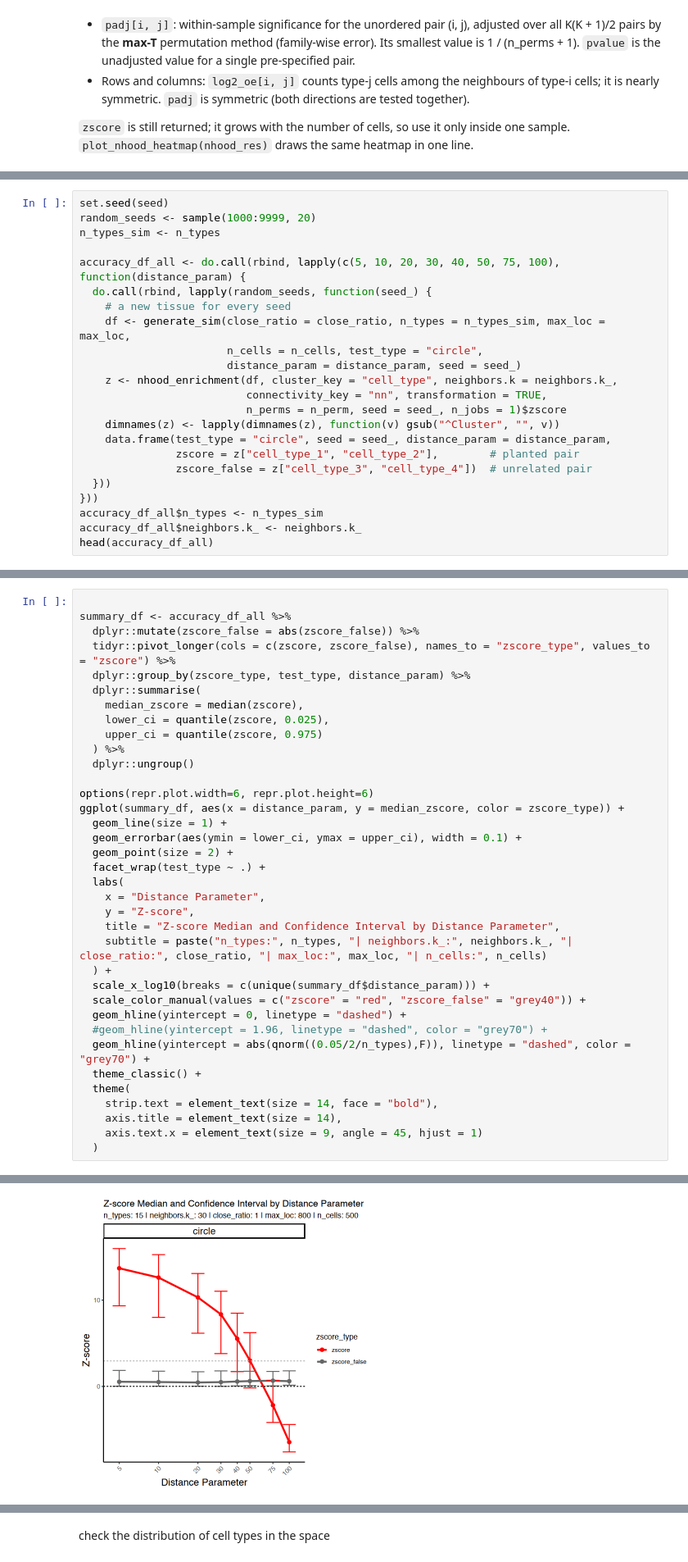
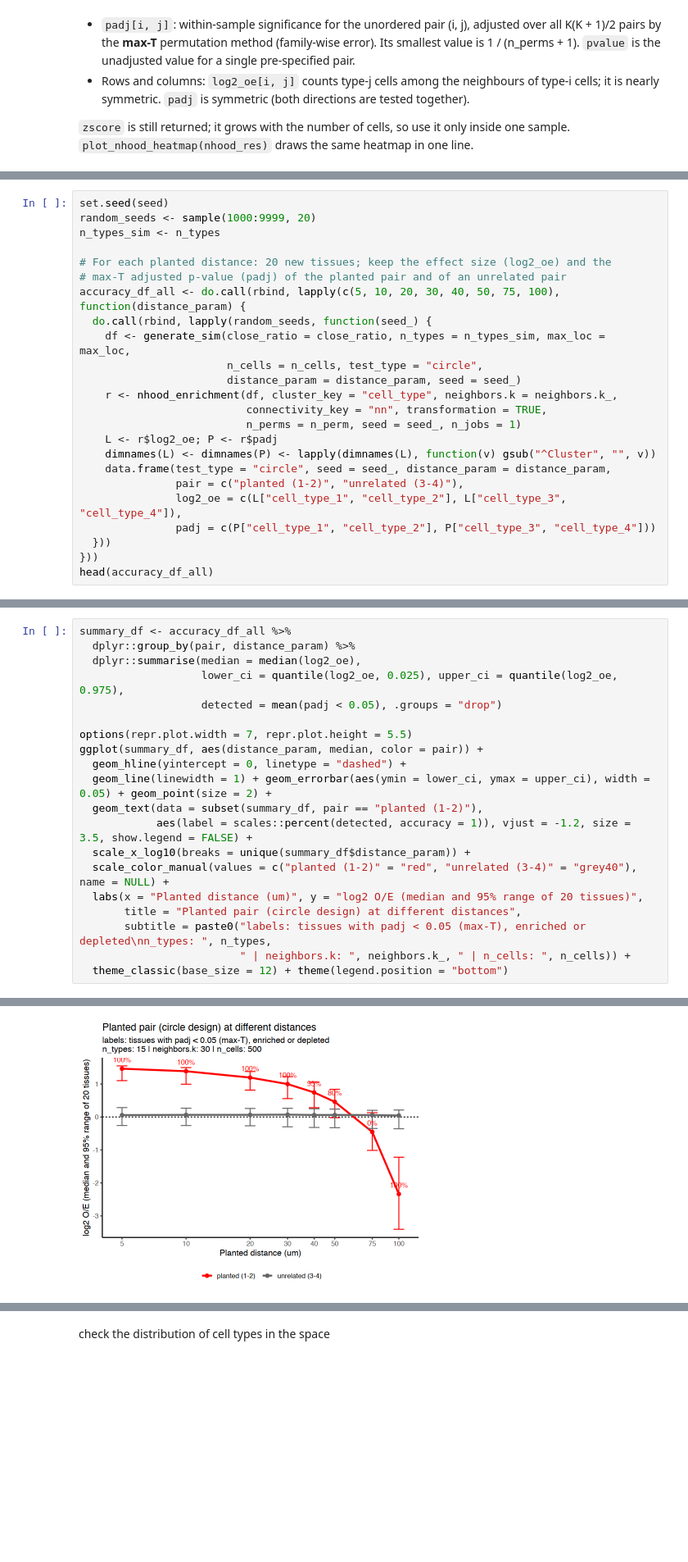
Before and after one commit to juninamo/spatialCooccur, a Jupyter notebook: vignettes/SNA_tutorial_simulation.ipynb, the cells around one changed output, grey strips where cells are left out. Shown at 82% size. Drawn from its saved outputs; the diff is of its cells as text; blank space fills up the shorter version.

```diff
--- a/vignettes/SNA_tutorial_simulation.ipynb
+++ b/vignettes/SNA_tutorial_simulation.ipynb
@@ -155,22 +155,23 @@ set.seed(seed)
 random_seeds <- sample(1000:9999, 20)
 n_types_sim <- n_types
 
+# For each planted distance: 20 new tissues; keep the effect size (log2_oe) and the
+# max-T adjusted p-value (padj) of the planted pair and of an unrelated pair
 accuracy_df_all <- do.call(rbind, lapply(c(5, 10, 20, 30, 40, 50, 75, 100), function(distance_param) {
   do.call(rbind, lapply(random_seeds, function(seed_) {
-    # a new tissue for every seed
     df <- generate_sim(close_ratio = close_ratio, n_types = n_types_sim, max_loc = max_loc,
                        n_cells = n_cells, test_type = "circle",
                        distance_param = distance_param, seed = seed_)
-    z <- nhood_enrichment(df, cluster_key = "cell_type", neighbors.k = neighbors.k_,
+    r <- nhood_enrichment(df, cluster_key = "cell_type", neighbors.k = neighbors.k_,
                           connectivity_key = "nn", transformation = TRUE,
-                          n_perms = n_perm, seed = seed_, n_jobs = 1)$zscore
-    dimnames(z) <- lapply(dimnames(z), function(v) gsub("^Cluster", "", v))
+                          n_perms = n_perm, seed = seed_, n_jobs = 1)
+    L <- r$log2_oe; P <- r$padj
+    dimnames(L) <- dimnames(P) <- lapply(dimnames(L), function(v) gsub("^Cluster", "", v))
     data.frame(test_type = "circle", seed = seed_, distance_param = distance_param,
-               zscore = z["cell_type_1", "cell_type_2"],        # planted pair
-               zscore_false = z["cell_type_3", "cell_type_4"])  # unrelated pair
+               pair = c("planted (1-2)", "unrelated (3-4)"),
+               log2_oe = c(L["cell_type_1", "cell_type_2"], L["cell_type_3", "cell_type_4"]),
+               padj = c(P["cell_type_1", "cell_type_2"], P["cell_type_3", "cell_type_4"]))
   }))
 }))
-accuracy_df_all$n_types <- n_types_sim
-accuracy_df_all$neighbors.k_ <- neighbors.k_
 head(accuracy_df_all)
 # %% [output]
@@ -186,37 +187,21 @@ A data.frame: 6 × 7
 # %%
+summary_df <- accuracy_df_all %>%
+  dplyr::group_by(pair, distance_param) %>%
+  dplyr::summarise(median = median(log2_oe),
+                   lower_ci = quantile(log2_oe, 0.025), upper_ci = quantile(log2_oe, 0.975),
+                   detected = mean(padj < 0.05), .groups = "drop")
 
-summary_df <- accuracy_df_all %>%
-  dplyr::mutate(zscore_false = abs(zscore_false)) %>%
-  tidyr::pivot_longer(cols = c(zscore, zscore_false), names_to = "zscore_type", values_to = "zscore") %>%
-  dplyr::group_by(zscore_type, test_type, distance_param) %>%
-  dplyr::summarise(
-    median_zscore = median(zscore),
-    lower_ci = quantile(zscore, 0.025),
-    upper_ci = quantile(zscore, 0.975)
-  ) %>%
-  dplyr::ungroup()
-
-options(repr.plot.width=6, repr.plot.height=6)
-ggplot(summary_df, aes(x = distance_param, y = median_zscore, color = zscore_type)) +
-  geom_line(size = 1) +
-  geom_errorbar(aes(ymin = lower_ci, ymax = upper_ci), width = 0.1) +
-  geom_point(size = 2) +
-  facet_wrap(test_type ~ .) +
-  labs(
-    x = "Distance Parameter",
-    y = "Z-score",
-    title = "Z-score Median and Confidence Interval by Distance Parameter",
-    subtitle = paste("n_types:", n_types, "| neighbors.k_:", neighbors.k_, "| close_ratio:", close_ratio, "| max_loc:", max_loc, "| n_cells:", n_cells)
-  ) +
-  scale_x_log10(breaks = c(unique(summary_df$distance_param))) +
-  scale_color_manual(values = c("zscore" = "red", "zscore_false" = "grey40")) +
+options(repr.plot.width = 7, repr.plot.height = 5.5)
+ggplot(summary_df, aes(distance_param, median, color = pair)) +
   geom_hline(yintercept = 0, linetype = "dashed") +
-  #geom_hline(yintercept = 1.96, linetype = "dashed", color = "grey70") +
-  geom_hline(yintercept = abs(qnorm((0.05/2/n_types),F)), linetype = "dashed", color = "grey70") +
-  theme_classic() +
-  theme(
-    strip.text = element_text(size = 14, face = "bold"),
-    axis.title = element_text(size = 14),
-    axis.text.x = element_text(size = 9, angle = 45, hjust = 1)
-  )
+  geom_line(linewidth = 1) + geom_errorbar(aes(ymin = lower_ci, ymax = upper_ci), width = 0.05) + geom_point(size = 2) +
+  geom_text(data = subset(summary_df, pair == "planted (1-2)"),
+            aes(label = scales::percent(detected, accuracy = 1)), vjust = -1.2, size = 3.5, show.legend = FALSE) +
+  scale_x_log10(breaks = unique(summary_df$distance_param)) +
+  scale_color_manual(values = c("planted (1-2)" = "red", "unrelated (3-4)" = "grey40"), name = NULL) +
+  labs(x = "Planted distance (um)", y = "log2 O/E (median and 95% range of 20 tissues)",
+       title = "Planted pair (circle design) at different distances",
+       subtitle = paste0("labels: tissues with padj < 0.05 (max-T), enriched or depleted\nn_types: ", n_types,
+                         " | neighbors.k: ", neighbors.k_, " | n_cells: ", n_cells)) +
+  theme_classic(base_size = 12) + theme(legend.position = "bottom")
 # %% [output]
@@ -228,4 +208,4 @@ Warning message:
-[figure, old version]
+[figure, new version]
 # %% [markdown]
 # Spatial co-localization score (sCLA, cell-cell level analysis)
 
```
Also changed, not shown: parts of 3 cells of this notebook, 5 other files.
